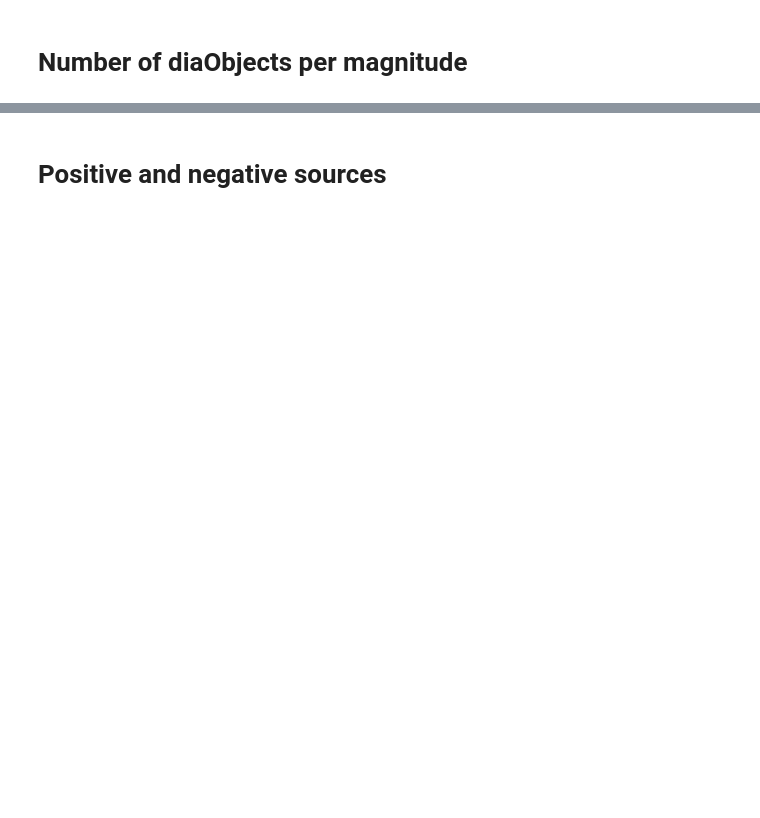
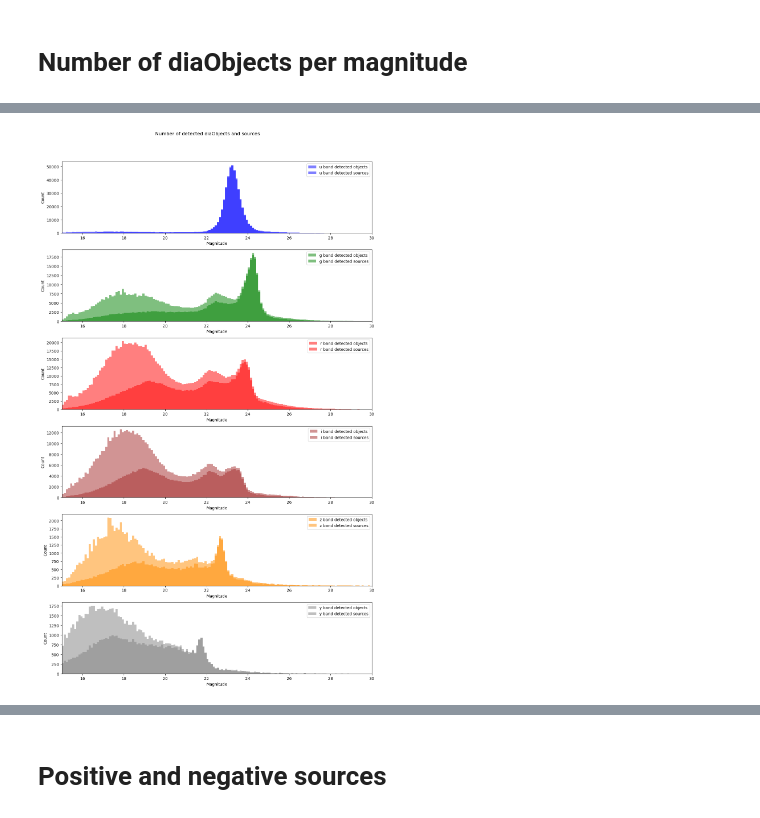
Before and after one commit to lsst-sitcom/notebooks_dia, a Jupyter notebook: Comcam_init_analysis.ipynb, the cells around one changed output, grey strips where cells are left out. Cells and saved outputs as stored; diff of their text form; code cells hidden in the pictures; blank space fills up the shorter version.

```diff
--- a/Comcam_init_analysis.ipynb
+++ b/Comcam_init_analysis.ipynb
@@ -316,3 +427,38 @@ plt.legend();
+# %%
+bands = ['u', 'g', 'r', 'i', 'z', 'y']
+colors1 = ['blue', 'green', 'red', 'brown', 'darkorange', 'gray']  # Colors for the first dataset
+colors2 = colors1  # Colors for the second dataset
+
+plt.figure(figsize=(12, 20))
+plt.suptitle('Number of detected diaObjects and sources')
+
+for i, band in enumerate(bands):
+    plt.subplot(6, 1, i + 1)  # Create subplot for each band
+
+    # First histogram: "result" data
+    plt.hist(
+        result[f'{band}_band_mag'][~np.isnan(result[f'{band}_band_mag'])],
+        color=colors1[i], alpha=0.5, bins=np.arange(15, 30, 0.1),
+        label=f'{band} band detected objects'
+    )
+
+    # Second histogram: "diaSource" data
+    diaSource_band = diaSource[diaSource['band'] == band]
+    plt.hist(
+        diaSource_band['mag'][~np.isnan(diaSource_band['mag'])],
+        color=colors2[i], alpha=0.5, bins=np.arange(15, 30, 0.1),
+        label=f'{band} band detected sources'
+    )
+
+    plt.xlim(15, 30)  # Set x-axis limits
+    plt.xlabel('Magnitude')
+    plt.ylabel('Count')
+    plt.legend()
+
+plt.tight_layout(rect=[0, 0, 1, 0.95])  # Adjust layout, leaving space for the title
+plt.show()
+# %% [output]
+[figure, added]
 # %%
 
 # Define colors for each band
```
Also changed, not shown: parts of 42 cells of this notebook, 1 other file.
